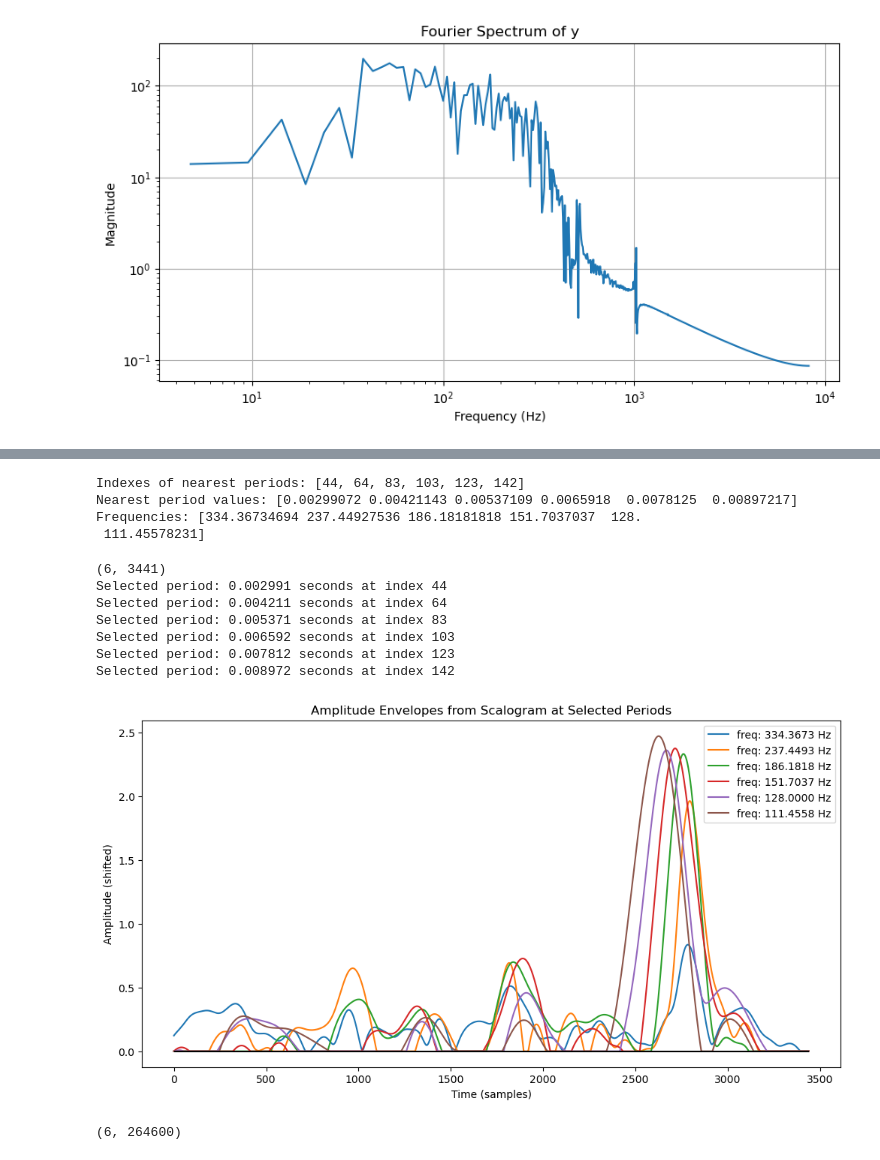
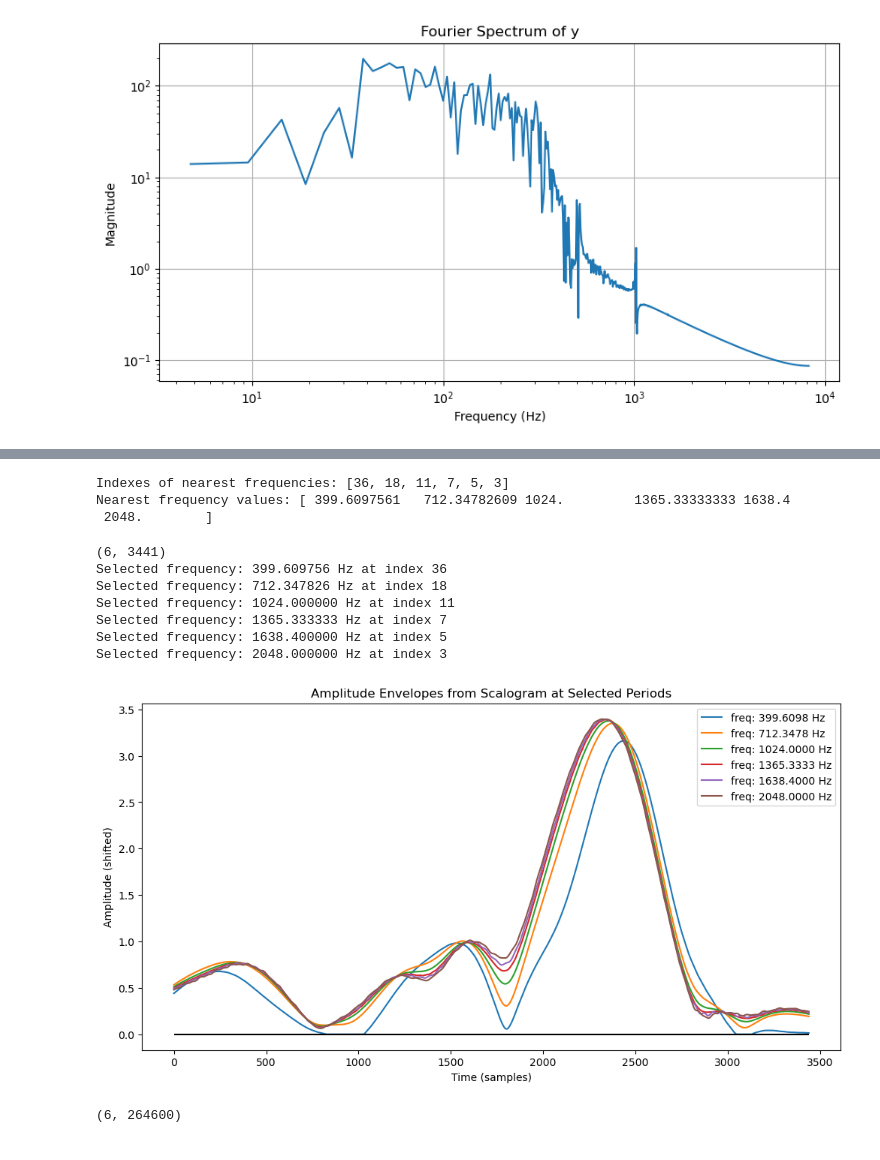
Before and after one commit to benholtzman/datamovies_ppy26, a Jupyter notebook: makebips04_AddResynth.ipynb, the cells around one changed output, grey strips where cells are left out. Cells and saved outputs as stored; diff of their text form; code cells hidden in the pictures.

```diff
--- a/makebips04_AddResynth.ipynb
+++ b/makebips04_AddResynth.ipynb
@@ -136,0 +101,4 @@ print(perds4oscbank)
+# %%
+
+freqs4oscbank = np.linspace(4,20,6)*100  # seconds
+print(freqs4oscbank)
@@ -137,45 +131,44 @@ print(perds4oscbank)
 # %%
 # Find the indexes of the nearest values in 'periods' for each value in 'perds4oscbank'
-nearest_idxs = [np.abs(periods - val).argmin() for val in perds4oscbank]
-selected_periods = periods[nearest_idxs]
-freqs = 1/selected_periods
-print('Indexes of nearest periods:', nearest_idxs)
-print('Nearest period values:', selected_periods)
-print('Frequencies:', freqs)
+nearest_idxs = [np.abs(frequencies - val).argmin() for val in freqs4oscbank]
+selected_freqs = frequencies[nearest_idxs]
+print('Indexes of nearest frequencies:', nearest_idxs)
+print('Nearest frequency values:', selected_freqs)
+#print('Frequencies:', frequencies)
 # %% [output]
-Indexes of nearest periods: [44, 64, 83, 103, 123, 142]
-Nearest period values: [0.00299072 0.00421143 0.00537109 0.0065918  0.0078125  0.00897217]
-Frequencies: [334.36734694 237.44927536 186.18181818 151.7037037  128.
- 111.45578231]
+Indexes of nearest frequencies: [36, 18, 11, 7, 5, 3]
+Nearest frequency values: [ 399.6097561   712.34782609 1024.         1365.33333333 1638.4
+ 2048.        ]
 # %%
-shift = 0.2
+shift = 0.0
 env_amp_mat = np.zeros((len(nearest_idxs), len(scalomat[0,:])))
 print(np.shape(env_amp_mat))
 for i,idx in enumerate(nearest_idxs):
-    print(f"Selected period: {periods[idx]:.6f} seconds at index {idx}")
-    env_amp_mat[i,:]= scalomat[idx,:]-np.mean(scalomat[idx,:])+shift
+    print(f"Selected frequency: {frequencies[idx]:.6f} Hz at index {idx}")
+    # Needed -idx because the scalogram is ordered by period (high to low frequency)!
+    env_amp_mat[i,:]= scalomat[-idx,:]-np.mean(scalomat[idx,:])+shift
 # remove any values less than zero:
 env_amp_mat[env_amp_mat < 0] = 0
 
 plt.figure(figsize=(12, 6))
 for i in range(env_amp_mat.shape[0]):
     #plt.plot(env_amp_mat[i, :], label=f'Period: {periods[nearest_idxs[i]]:.6f} s')
     plt.plot(env_amp_mat[i, :], label=f'freq: {1/periods[nearest_idxs[i]]:.4f} Hz')
 plt.hlines(0, 0, env_amp_mat.shape[1], colors='black')
 plt.title('Amplitude Envelopes from Scalogram at Selected Periods')
 plt.xlabel('Time (samples)')
 plt.ylabel('Amplitude (shifted)')
 plt.legend()
 plt.show()
 # %% [output]
 (6, 3441)
-Selected period: 0.002991 seconds at index 44
-Selected period: 0.004211 seconds at index 64
-Selected period: 0.005371 seconds at index 83
-Selected period: 0.006592 seconds at index 103
-Selected period: 0.007812 seconds at index 123
-Selected period: 0.008972 seconds at index 142
+Selected frequency: 399.609756 Hz at index 36
+Selected frequency: 712.347826 Hz at index 18
+Selected frequency: 1024.000000 Hz at index 11
+Selected frequency: 1365.333333 Hz at index 7
+Selected frequency: 1638.400000 Hz at index 5
+Selected frequency: 2048.000000 Hz at index 3
-[figure, old version]
+[figure, new version]
 # %%
 # now resample the envelopes to audio rate and use them to modulate sine wave oscillators
 sr_audio = 44100  # audio sample rate
```
Also changed, not shown: parts of 9 cells of this notebook.
